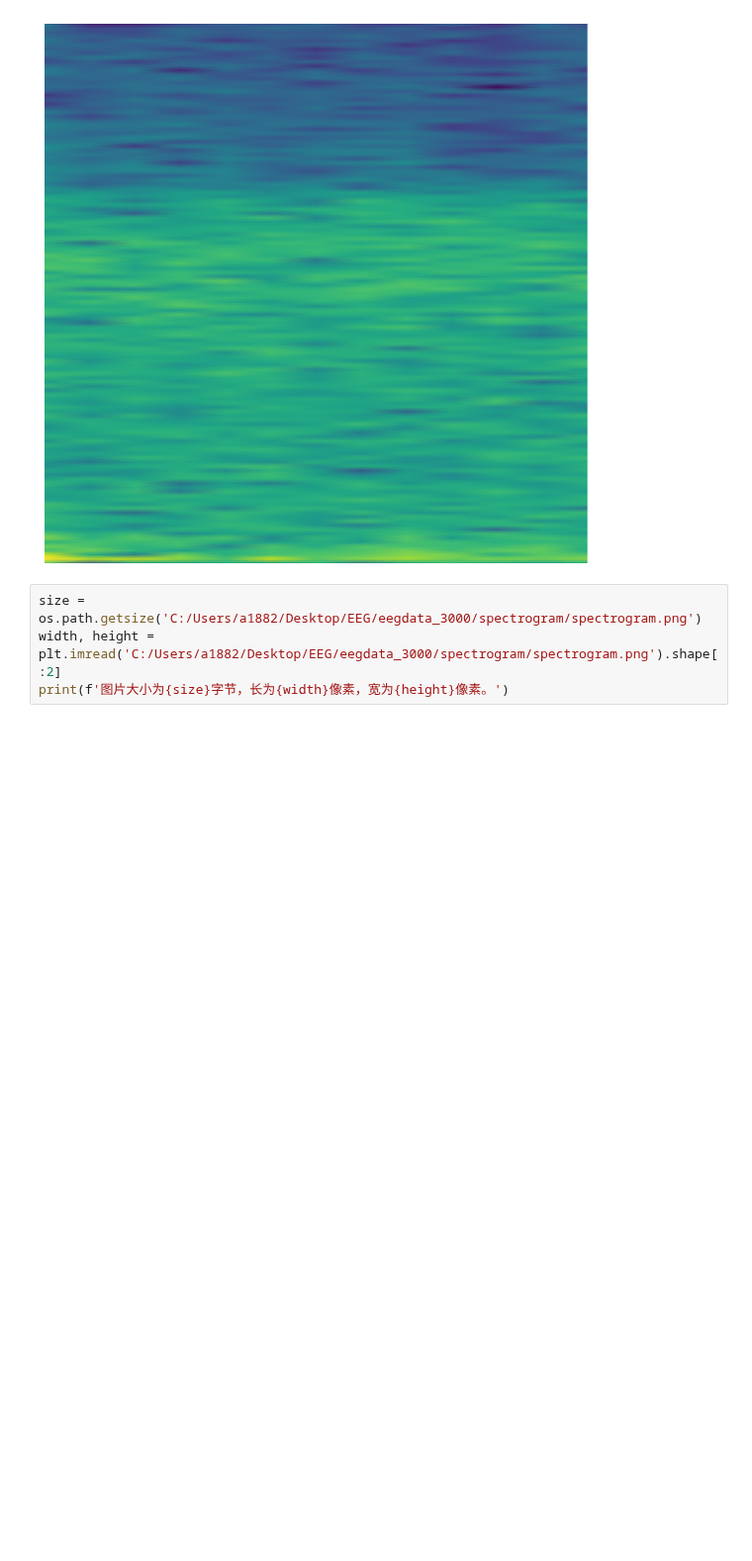
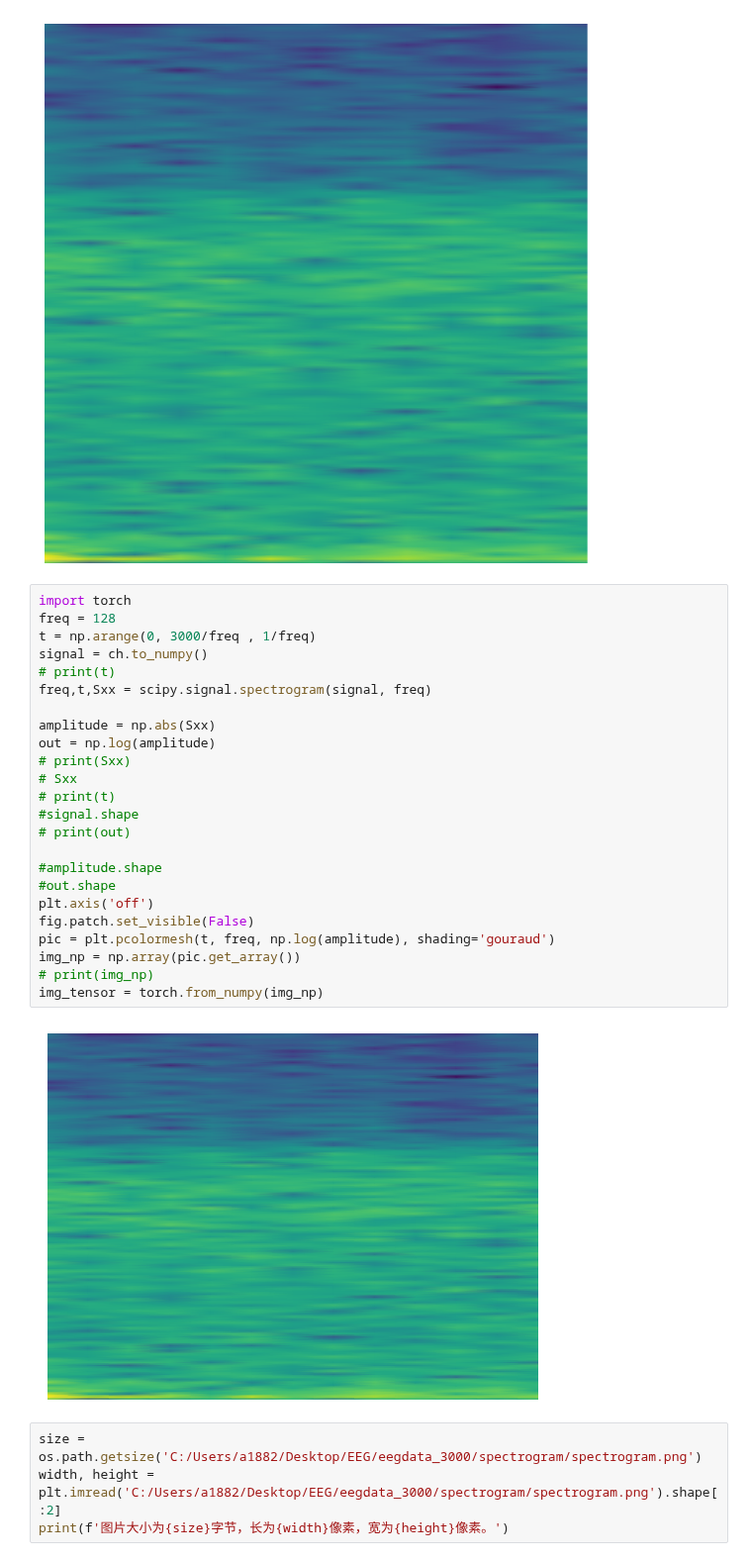
Before and after one commit to greenishcore/Hands-on-EEG, a Jupyter notebook: spectrogram_generate.ipynb, the cells around one changed output. Shown at 99% size. Saved outputs shown, nothing was run; the diff lists cells and outputs as text; blank space fills up the shorter version.

```diff
--- a/spectrogram_generate.ipynb
+++ b/spectrogram_generate.ipynb
@@ -41,6 +41,32 @@ fig.patch.set_visible(False)
 fig.savefig('C:/Users/a1882/Desktop/EEG/eegdata_3000/spectrogram/spectrogram.png',bbox_inches='tight',pad_inches=0)
 # %% [output]
 [figure]
+# %%
+import torch
+freq = 128
+t = np.arange(0, 3000/freq , 1/freq)
+signal = ch.to_numpy()
+# print(t)
+freq,t,Sxx = scipy.signal.spectrogram(signal, freq)
+
+amplitude = np.abs(Sxx)
+out = np.log(amplitude)
+# print(Sxx)
+# Sxx
+# print(t)
+#signal.shape
+# print(out)
+
+#amplitude.shape
+#out.shape
+plt.axis('off')
+fig.patch.set_visible(False)
+pic = plt.pcolormesh(t, freq, np.log(amplitude), shading='gouraud')
+img_np = np.array(pic.get_array())
+# print(img_np)
+img_tensor = torch.from_numpy(img_np)
+# %% [output]
+[figure, added]
 # %%
 size = os.path.getsize('C:/Users/a1882/Desktop/EEG/eegdata_3000/spectrogram/spectrogram.png')
 width, height = plt.imread('C:/Users/a1882/Desktop/EEG/eegdata_3000/spectrogram/spectrogram.png').shape[:2]
```
Also changed, not shown: parts of 1 cell of this notebook, 1 other file.
